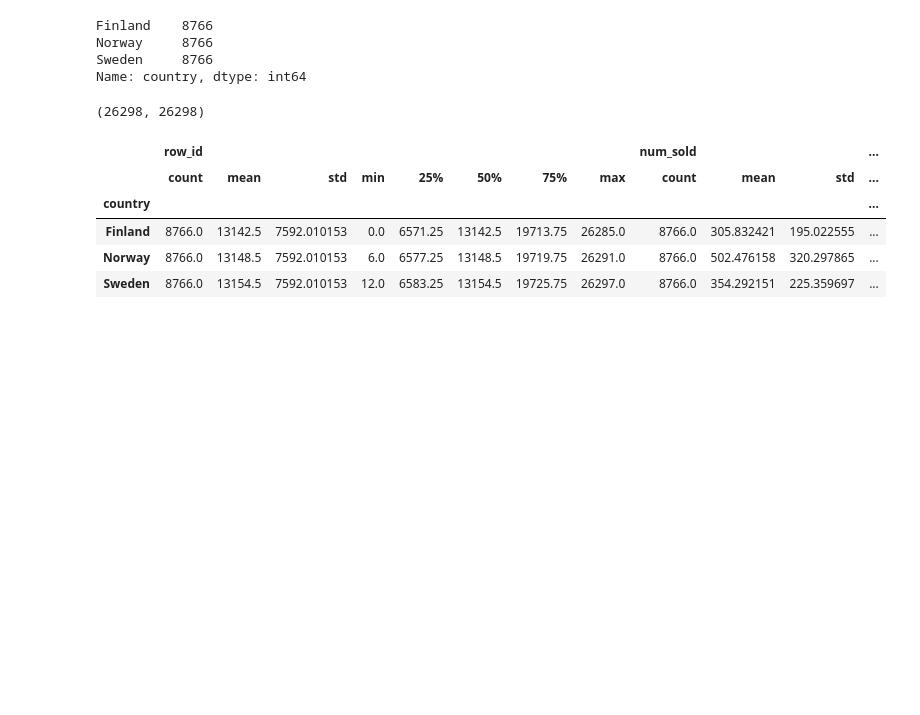
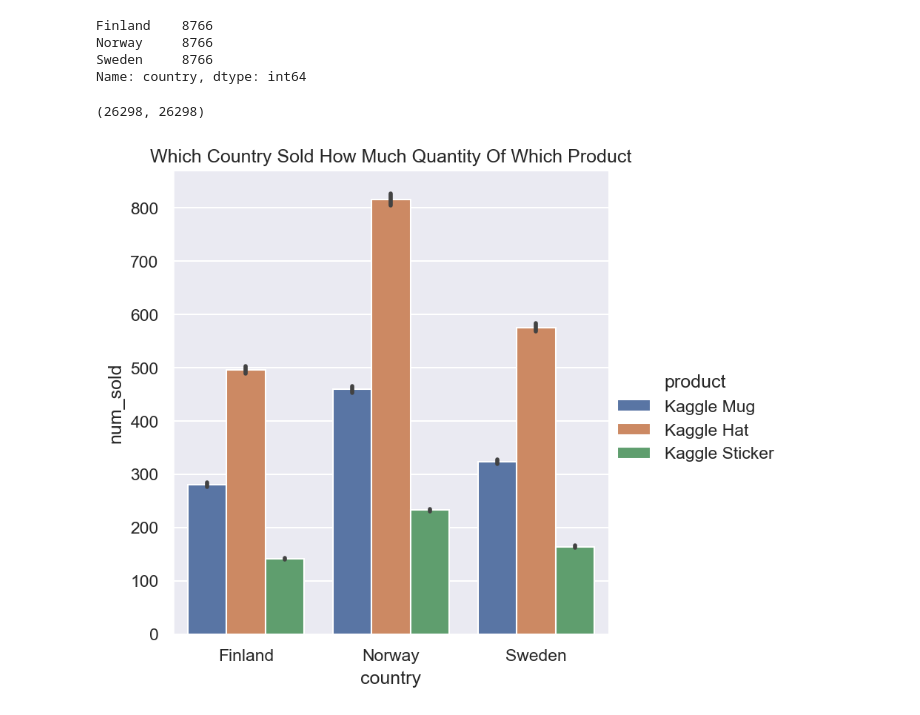
Before and after one commit to kshipra-jadav/Kaggle-Tabular-Playground-Series-Jan2022, a Jupyter notebook: first.ipynb, the cells around one changed output. Saved outputs shown, nothing was run; the diff lists cells and outputs as text; code cells hidden in the pictures; blank space fills up the shorter version.

```diff
--- a/first.ipynb
+++ b/first.ipynb
@@ -228,12 +228,9 @@ Name: country, dtype: int64
 8766 * 3, len(df_train)
 # %% [output]
 (26298, 26298)
-# %%
-df_train.groupby(by='country').describe()
-# %% [output]
-|  | row_id |  |  |  |  |  |  |  | num_sold |  |  | ... |
-|  | count | mean | std | min | 25% | 50% | 75% | max | count | mean | std | ... |
-| country |  |  |  |  |  |  |  |  |  |  |  | ... |
-| Finland | 8766.0 | 13142.5 | 7592.010153 | 0.0 | 6571.25 | 13142.5 | 19713.75 | 26285.0 | 8766.0 | 305.832421 | 195.022555 | ... |
-| Norway | 8766.0 | 13148.5 | 7592.010153 | 6.0 | 6577.25 | 13148.5 | 19719.75 | 26291.0 | 8766.0 | 502.476158 | 320.297865 | ... |
-| Sweden | 8766.0 | 13154.5 | 7592.010153 | 12.0 | 6583.25 | 13154.5 | 19725.75 | 26297.0 | 8766.0 | 354.292151 | 225.359697 | ... |
+# %%
+sns.catplot(data=df_train, x='country', y='num_sold', hue='product', kind='bar')
+plt.title('Which Country Sold How Much Quantity Of Which Product')
+plt.show()
+# %% [output]
+[figure, added]
```
Also changed, not shown: parts of 1 cell of this notebook.
